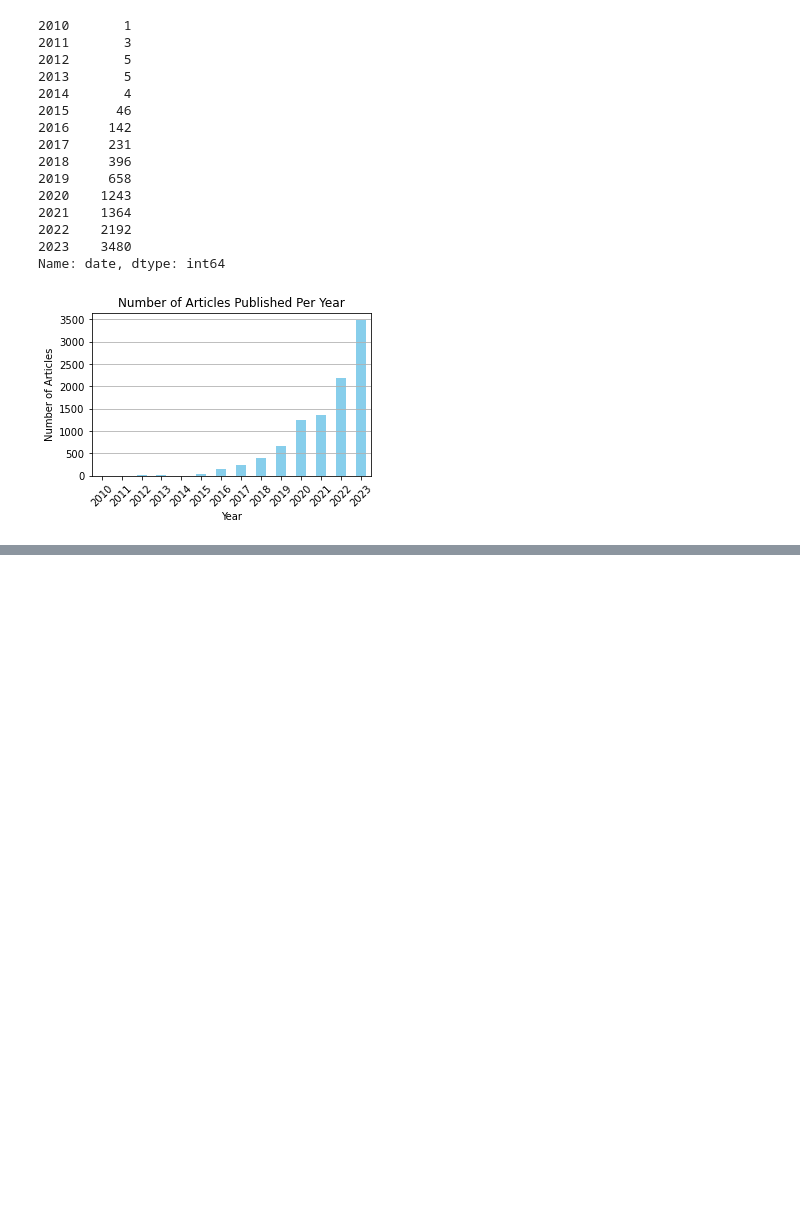
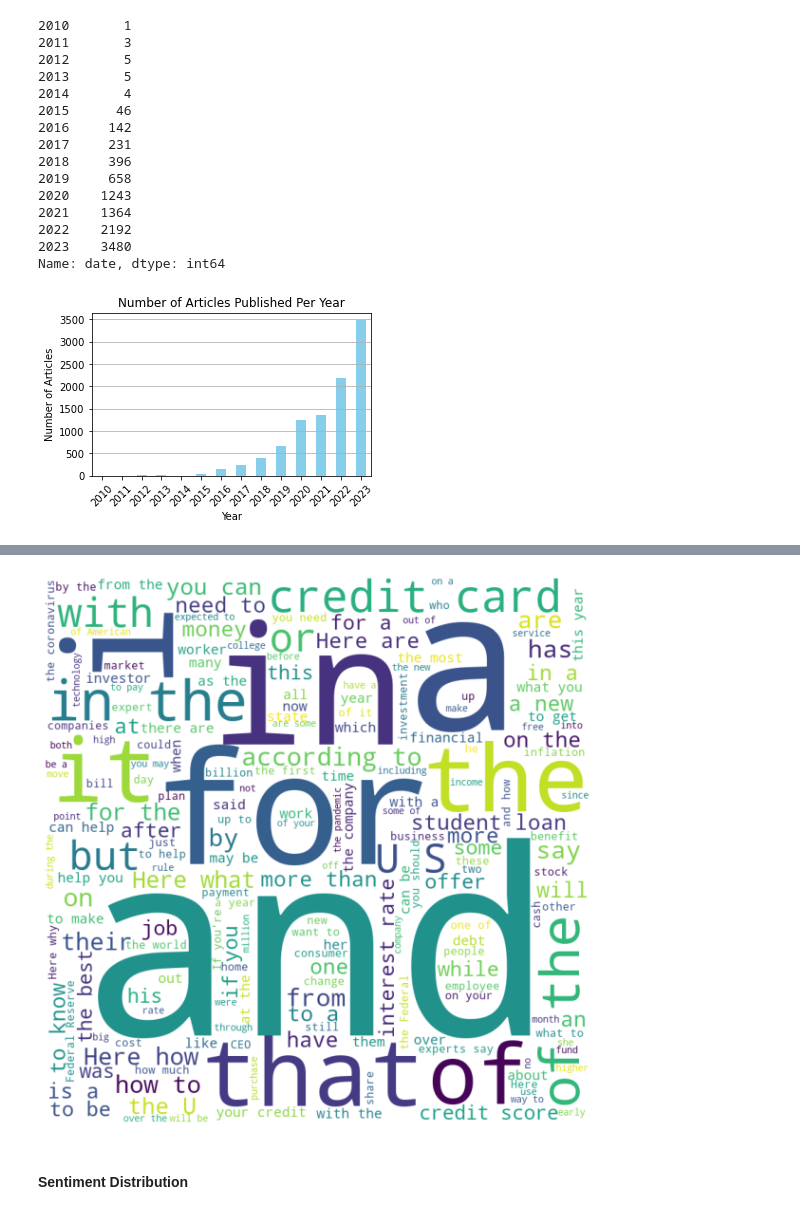
Before and after one commit to EthanFalcao/Sentiment-Analysis-in-Financial-Markets, a Jupyter notebook: (CNBC_Text) - Exploratory Data Analysis.ipynb, the cells around one changed output, grey strips where cells are left out. Saved outputs shown, nothing was run; the diff lists cells and outputs as text; code cells hidden in the pictures; blank space fills up the shorter version.

```diff
--- a/(CNBC_Text) - Exploratory Data Analysis.ipynb
+++ b/(CNBC_Text) - Exploratory Data Analysis.ipynb
@@ -106,0 +281,24 @@ plt.show()
+# %%
+from wordcloud import WordCloud
+import matplotlib.pyplot as plt
+
+# Concatenate all article descriptions into one large text
+all_descriptions = ' '.join(df_text['description'].dropna())
+
+# Generate a word cloud image
+wordcloud = WordCloud(width = 800, height = 800,
+                background_color ='white',
+                stopwords = set(['CNBC', 'Select', 'select', 'https', 'com']),
+                min_font_size = 10).generate(all_descriptions)
+
+# Plot the WordCloud image
+plt.figure(figsize = (8, 8), facecolor = None)
+plt.imshow(wordcloud)
+plt.axis("off")
+plt.tight_layout(pad = 0)
+
+plt.show()
+# %% [output]
+[figure, added]
+# %% [markdown]
+#### Sentiment Distribution
```
Also changed, not shown: parts of 16 cells of this notebook, 3 other files.
